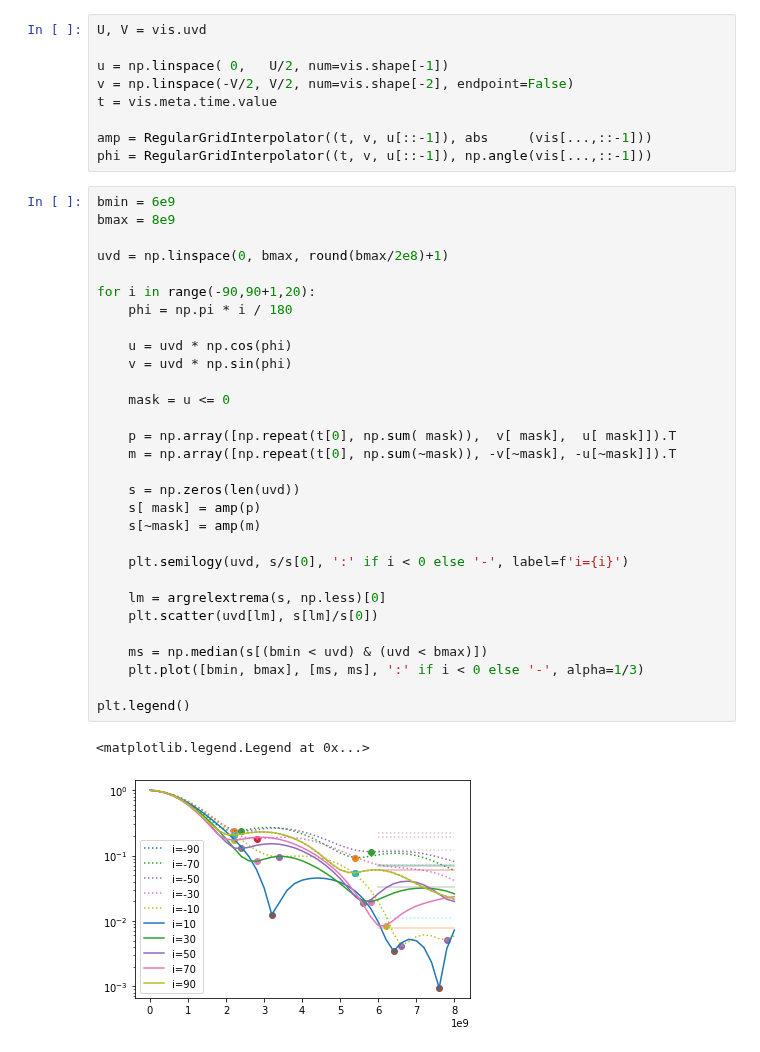
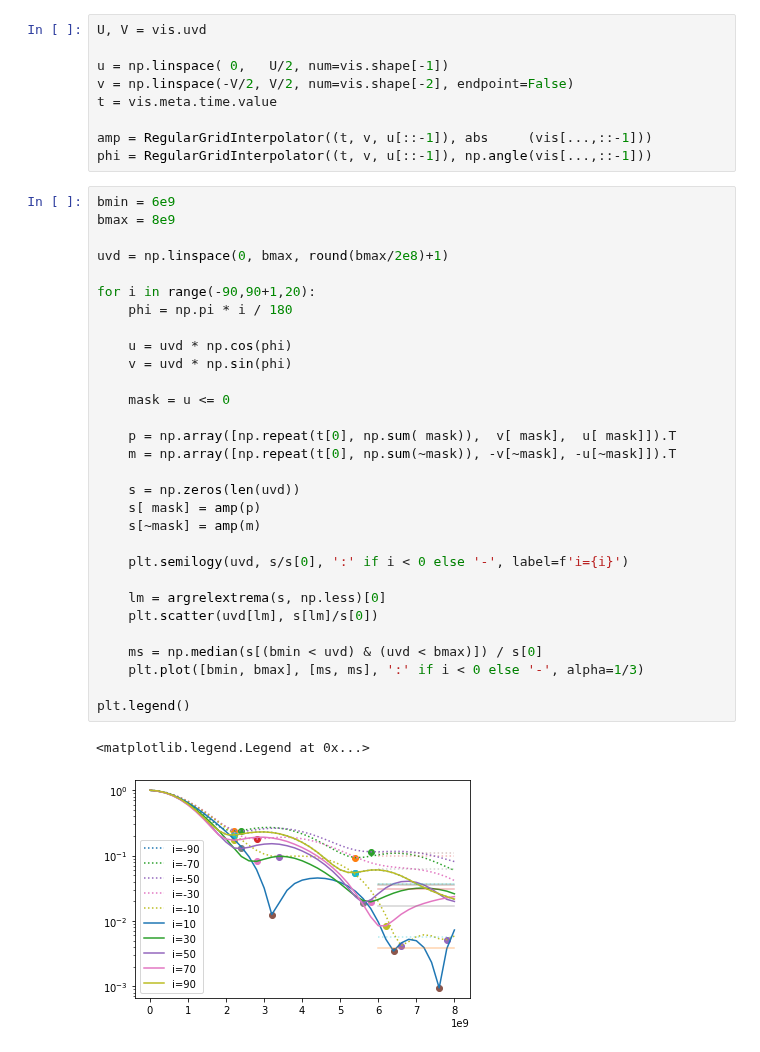
Before and after one commit to eventhorizontelescope/2017_sgra_paper5, a Jupyter notebook: test_null.ipynb, the cells around one changed output. Saved outputs shown, nothing was run; the diff lists cells and outputs as text.

```diff
--- a/test_null.ipynb
+++ b/test_null.ipynb
@@ -63,32 +63,32 @@ phi = RegularGridInterpolator((t, v, u[::-1]), np.angle(vis[...,::-1]))
 bmin = 6e9
 bmax = 8e9
 
 uvd = np.linspace(0, bmax, round(bmax/2e8)+1)
 
 for i in range(-90,90+1,20):
     phi = np.pi * i / 180
 
     u = uvd * np.cos(phi)
     v = uvd * np.sin(phi)
 
     mask = u <= 0
 
     p = np.array([np.repeat(t[0], np.sum( mask)),  v[ mask],  u[ mask]]).T
     m = np.array([np.repeat(t[0], np.sum(~mask)), -v[~mask], -u[~mask]]).T
 
     s = np.zeros(len(uvd))
     s[ mask] = amp(p)
     s[~mask] = amp(m)
 
     plt.semilogy(uvd, s/s[0], ':' if i < 0 else '-', label=f'i={i}')
 
     lm = argrelextrema(s, np.less)[0]
     plt.scatter(uvd[lm], s[lm]/s[0])
 
-    ms = np.median(s[(bmin < uvd) & (uvd < bmax)])
+    ms = np.median(s[(bmin < uvd) & (uvd < bmax)]) / s[0]
     plt.plot([bmin, bmax], [ms, ms], ':' if i < 0 else '-', alpha=1/3)
 
 plt.legend()
 # %% [output]
 <matplotlib.legend.Legend at 0x...>
-[figure, old version]
+[figure, new version]
```
Also changed, not shown: parts of 1 cell of this notebook.
